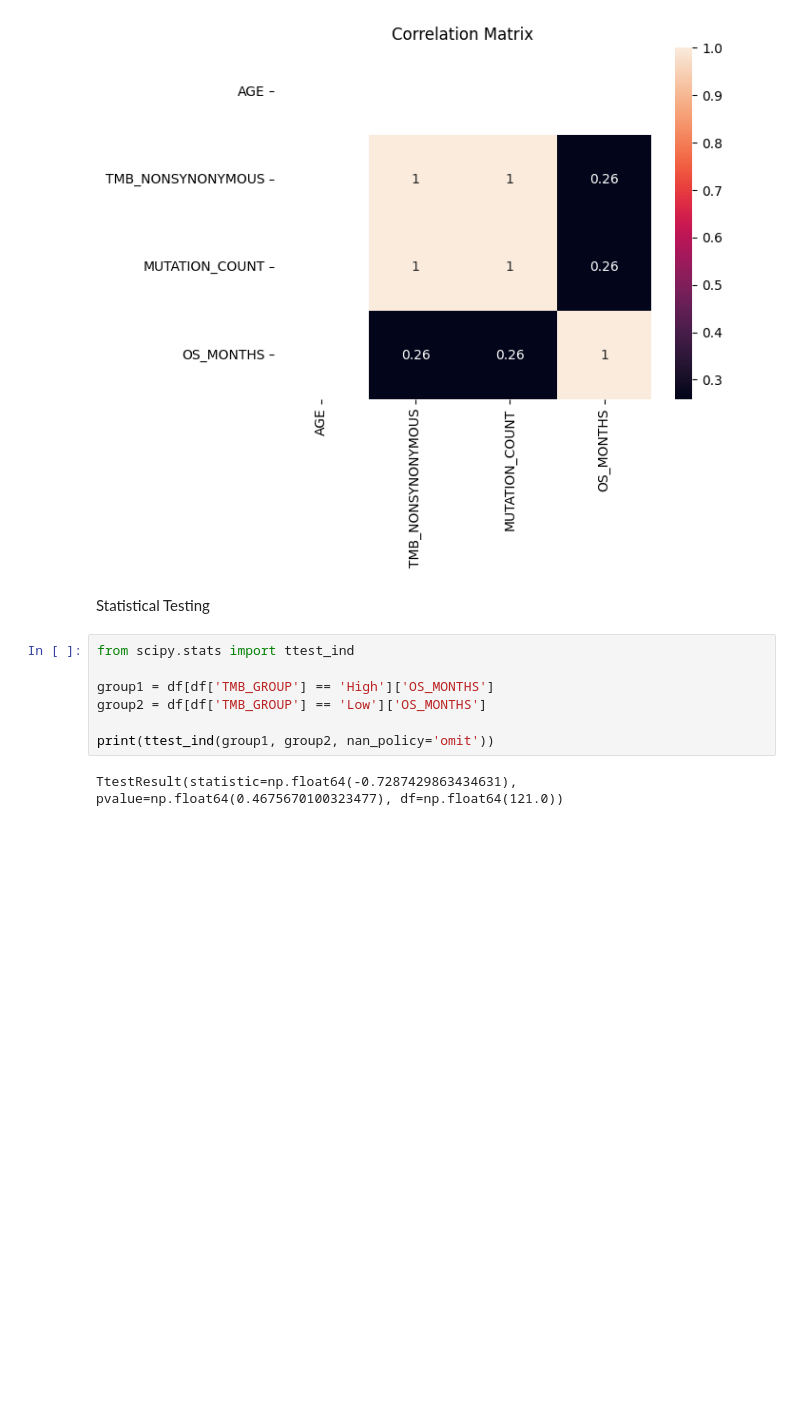
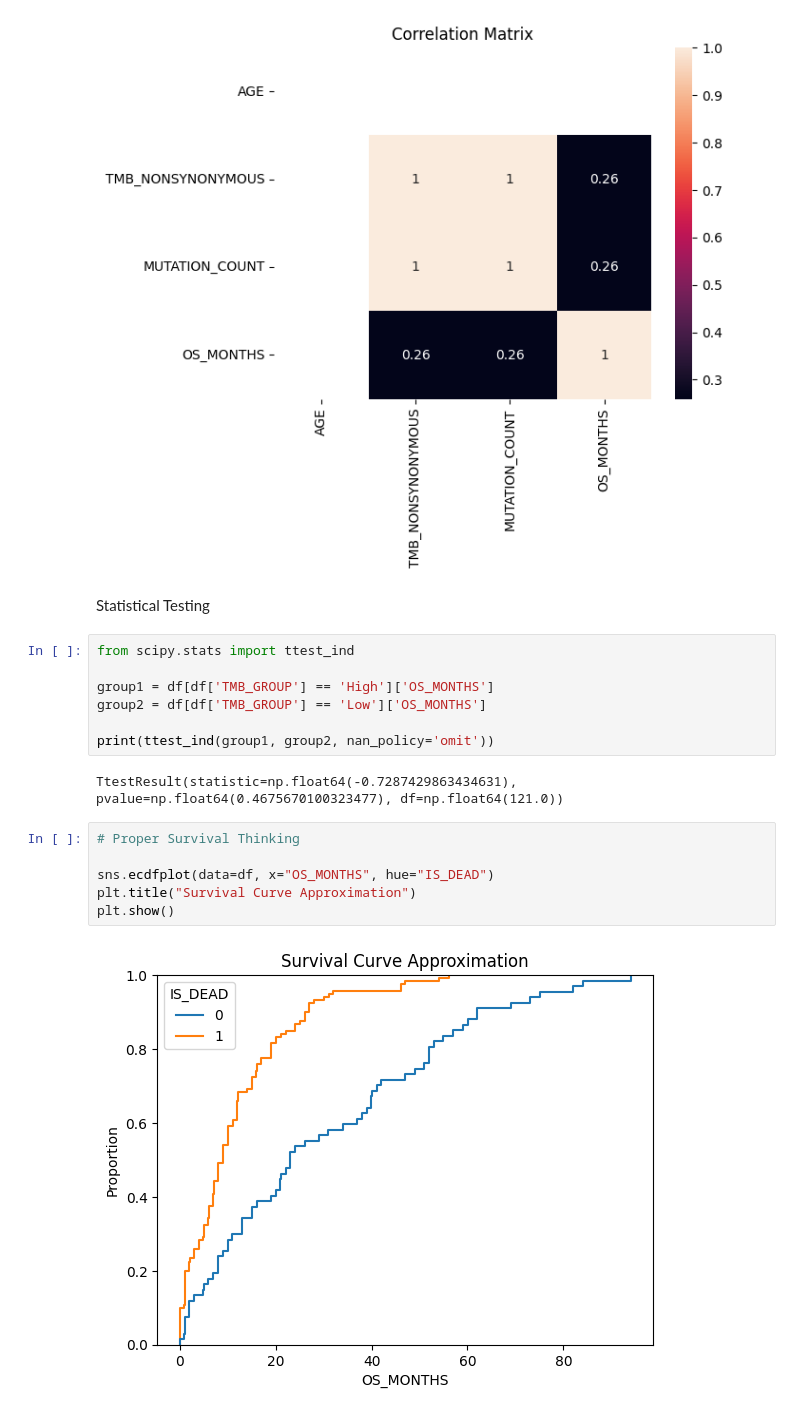
Before and after one commit to BinaryWhizz/Data-Analysis, a Jupyter notebook: Data Analysis 04/01.ipynb, the cells around one changed output. Saved outputs shown, nothing was run; the diff lists cells and outputs as text; blank space fills up the shorter version.

Commit message:
cancer mutation Data analysis

```diff
--- a/Data Analysis 04/01.ipynb
+++ b/Data Analysis 04/01.ipynb
@@ -297,3 +297,11 @@ group2 = df[df['TMB_GROUP'] == 'Low']['OS_MONTHS']
 print(ttest_ind(group1, group2, nan_policy='omit'))
 # %% [output]
 TtestResult(statistic=np.float64(-0.7287429863434631), pvalue=np.float64(0.4675670100323477), df=np.float64(121.0))
+# %%
+# Proper Survival Thinking
+
+sns.ecdfplot(data=df, x="OS_MONTHS", hue="IS_DEAD")
+plt.title("Survival Curve Approximation")
+plt.show()
+# %% [output]
+[figure, added]
```
Also changed, not shown: parts of 5 cells of this notebook.
